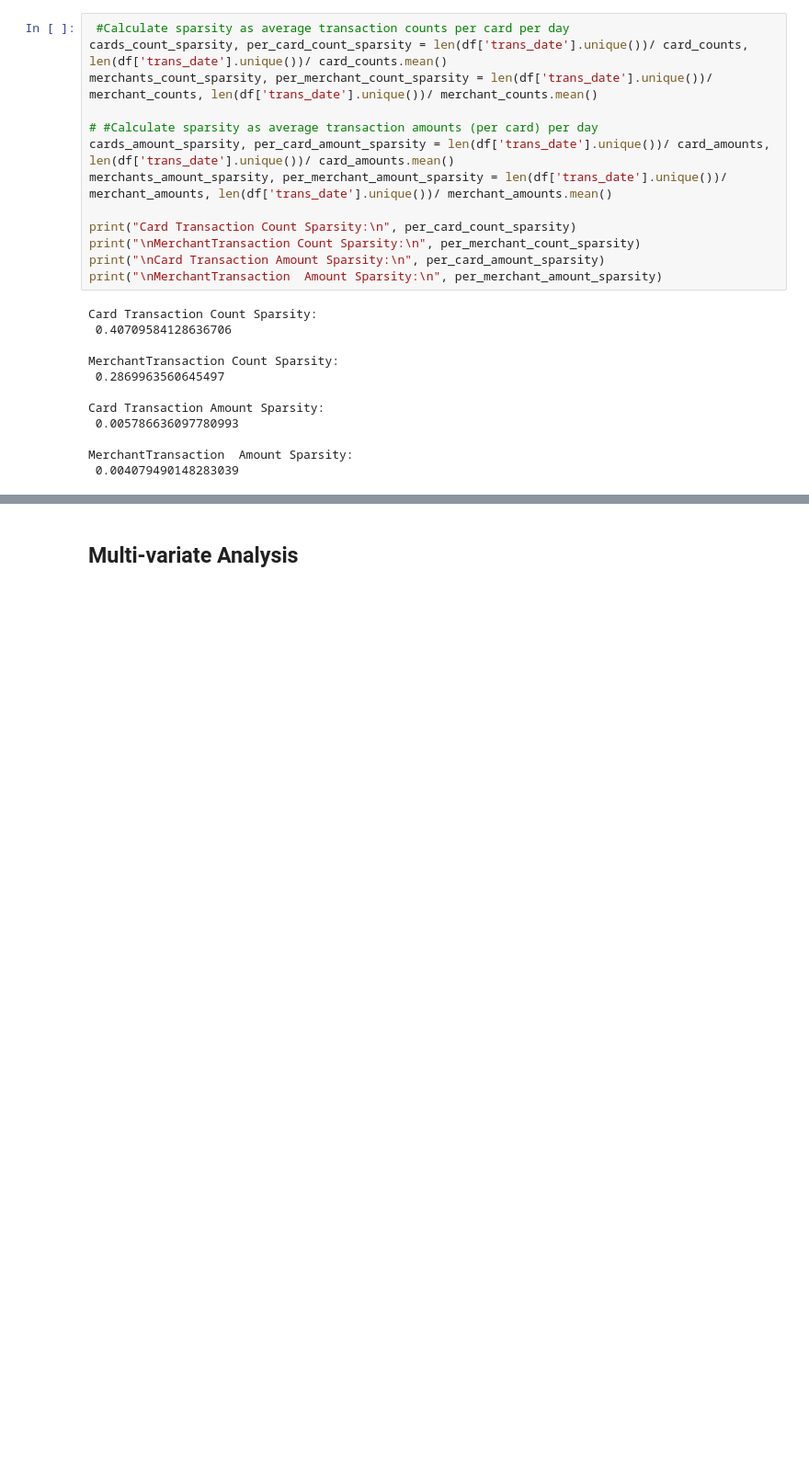
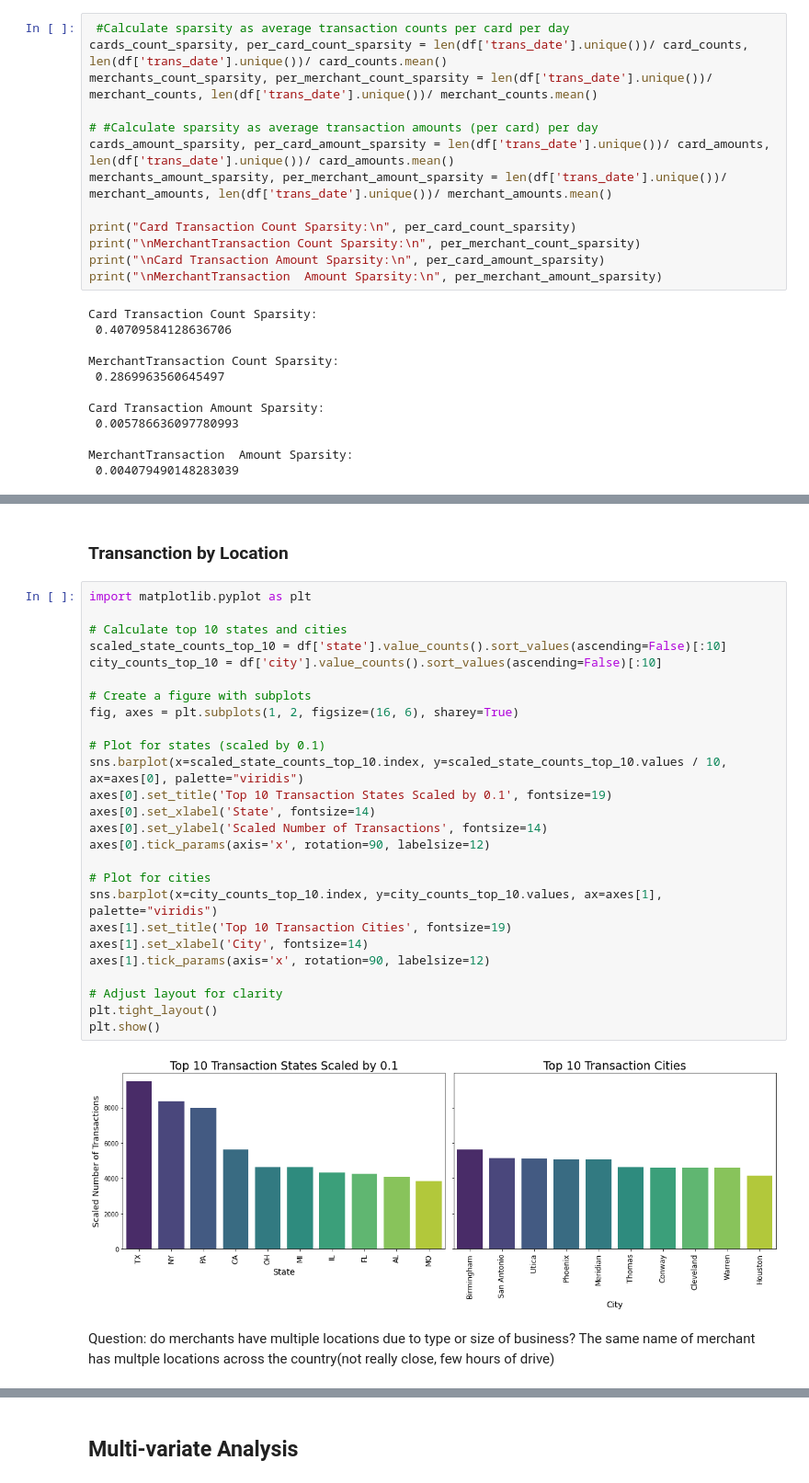
Before and after one commit to ichbinlan99/Fraud-Detection-TR, a Jupyter notebook: notebooks/EDA.ipynb, the cells around one changed output, grey strips where cells are left out. Shown at 92% size. Drawn from its saved outputs; the diff is of its cells as text; blank space fills up the shorter version.

```diff
--- a/notebooks/EDA.ipynb
+++ b/notebooks/EDA.ipynb
@@ -217,0 +194,32 @@ fig.show()
+# %% [markdown]
+### Transanction by Location
+# %%
+import matplotlib.pyplot as plt
+
+# Calculate top 10 states and cities
+scaled_state_counts_top_10 = df['state'].value_counts().sort_values(ascending=False)[:10]
+city_counts_top_10 = df['city'].value_counts().sort_values(ascending=False)[:10]
+
+# Create a figure with subplots
+fig, axes = plt.subplots(1, 2, figsize=(16, 6), sharey=True)
+
+# Plot for states (scaled by 0.1)
+sns.barplot(x=scaled_state_counts_top_10.index, y=scaled_state_counts_top_10.values / 10, ax=axes[0], palette="viridis")
+axes[0].set_title('Top 10 Transaction States Scaled by 0.1', fontsize=19)
+axes[0].set_xlabel('State', fontsize=14)
+axes[0].set_ylabel('Scaled Number of Transactions', fontsize=14)
+axes[0].tick_params(axis='x', rotation=90, labelsize=12)
+
+# Plot for cities
+sns.barplot(x=city_counts_top_10.index, y=city_counts_top_10.values, ax=axes[1], palette="viridis")
+axes[1].set_title('Top 10 Transaction Cities', fontsize=19)
+axes[1].set_xlabel('City', fontsize=14)
+axes[1].tick_params(axis='x', rotation=90, labelsize=12)
+
+# Adjust layout for clarity
+plt.tight_layout()
+plt.show()
+# %% [output]
+[figure, added]
+# %% [markdown]
+Question: do merchants have multiple locations due to type or size of business? The same name of merchant has multple locations across the country(not really close, few hours of drive)
```
Also changed, not shown: parts of 54 cells of this notebook.
